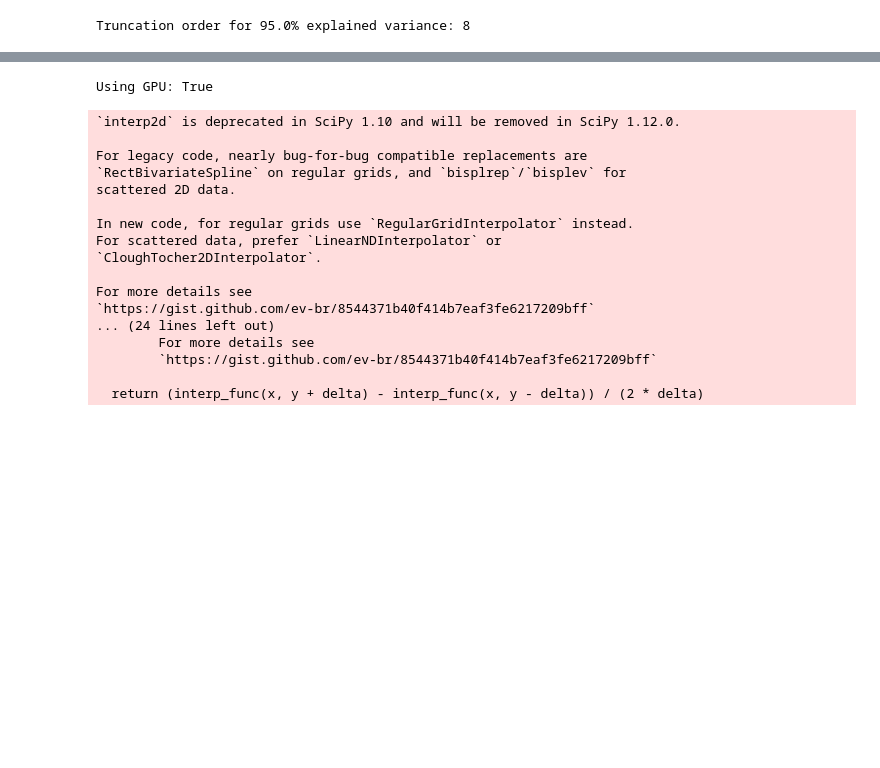
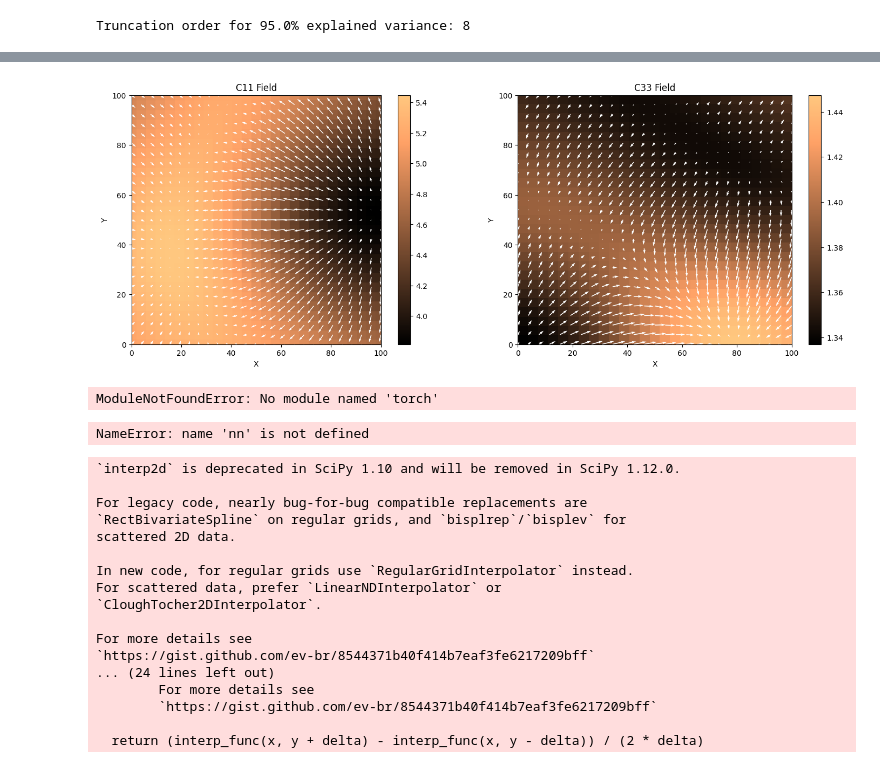
Before and after one commit to bonneted/pinn-cm, a Jupyter notebook: UQ/thin_plate.ipynb, the cells around one changed output, grey strips where cells are left out. Saved outputs shown, nothing was run; the diff lists cells and outputs as text; code cells hidden in the pictures; blank space fills up the shorter version.

```diff
--- a/UQ/thin_plate.ipynb
+++ b/UQ/thin_plate.ipynb
@@ -183,3 +169,40 @@ for j in range(n_points):
+# %%
+fig,ax = plt.subplots(1,2,figsize=(18,6))
+
+# imC11 = ax[0].imshow(C11_plot, extent=[0, Lmax, 0, Lmax], origin='lower', aspect='auto', cmap='copper')
+scat = ax[0].scatter(X.ravel(), Y.ravel(), c=C11_plot.ravel(), s=150,cmap='copper',marker='s')
+ax[0].set_aspect('equal', adjustable='box')
+# fig.colorbar(imC11, ax=ax[0])
+fig.colorbar(scat, ax=ax[0])
+ax[0].set_xlim([0,Lmax])
+ax[0].set_ylim([0,Lmax])
+ax[0].set_title('C11 Field')
+ax[0].set_xlabel('X')
+ax[0].set_ylabel('Y')
+
+imC33 = ax[1].imshow(C33_plot, extent=[0, Lmax, 0, Lmax], origin='lower', aspect='auto', cmap='copper')
+fig.colorbar(imC33, ax=ax[1])
+ax[1].set_title('C33 Field')
+ax[1].set_xlabel('X')
+ax[1].set_ylabel('Y')
+
+scale_C11 = max(np.max(np.abs(C11_dx)), np.max(np.abs(C11_dy)))*20/Lmax # Scale factor for the gradient
+scale_C33 = max(np.max(np.abs(C33_dx)), np.max(np.abs(C33_dy)))*20/Lmax # Scale factor for the gradient
+
+# Create a meshgrid for visualization
+x = np.linspace(0, Lmax, n_points)
+y = np.linspace(0, Lmax, n_points)
+X, Y = np.meshgrid(x, y)
+
+#plot gradient
+for j in range(n_points):
+    for k in range(n_points):
+        ax[0].quiver(X[j, k], Y[j, k], C11_dx_plot[j, k] , C11_dy_plot[j, k],
+                  color='white', scale=scale_C11, scale_units='xy', angles='xy', width=0.003)
+        ax[1].quiver(X[j, k], Y[j, k], C33_dx_plot[j, k], C33_dy_plot[j, k],
+                  color='white', scale=scale_C33, scale_units='xy', angles='xy', width=0.003)
+# %% [output]
+[figure, added]
 # %%
 import torch
 import torch.nn as nn
@@ -198,7 +221,7 @@ def grad_i(Y,X,i):
     return torch.autograd.grad(Y, X, grad_outputs=torch.ones_like(Y), create_graph=True)[0][:, None, i].flatten()
 print("Using GPU:", torch.cuda.is_available())
 # %% [output]
-Using GPU: True
+ModuleNotFoundError: No module named 'torch'
 # %%
 
 def E_nn(U,X):
@@ -409,6 +432,8 @@ def compute_loss(x_pde,x_bc, xi, Ux_mean, Ux_coeffs, Uy_mean, Uy_coeffs, C_data,
 
     loss = loss / batch_size
     return loss
+# %% [output]
+NameError: name 'nn' is not defined
 # %%
 def train(Ux_mean, Ux_coeffs, Uy_mean, Uy_coeffs, xi, C_data, batch_size=100, epochs=1000, lr=0.001, lambda_reg=1e-4, N = 27,sampling = 'Grid',pstress=0.1):
     device = xi.device
```
Also changed, not shown: parts of 4 cells of this notebook.
